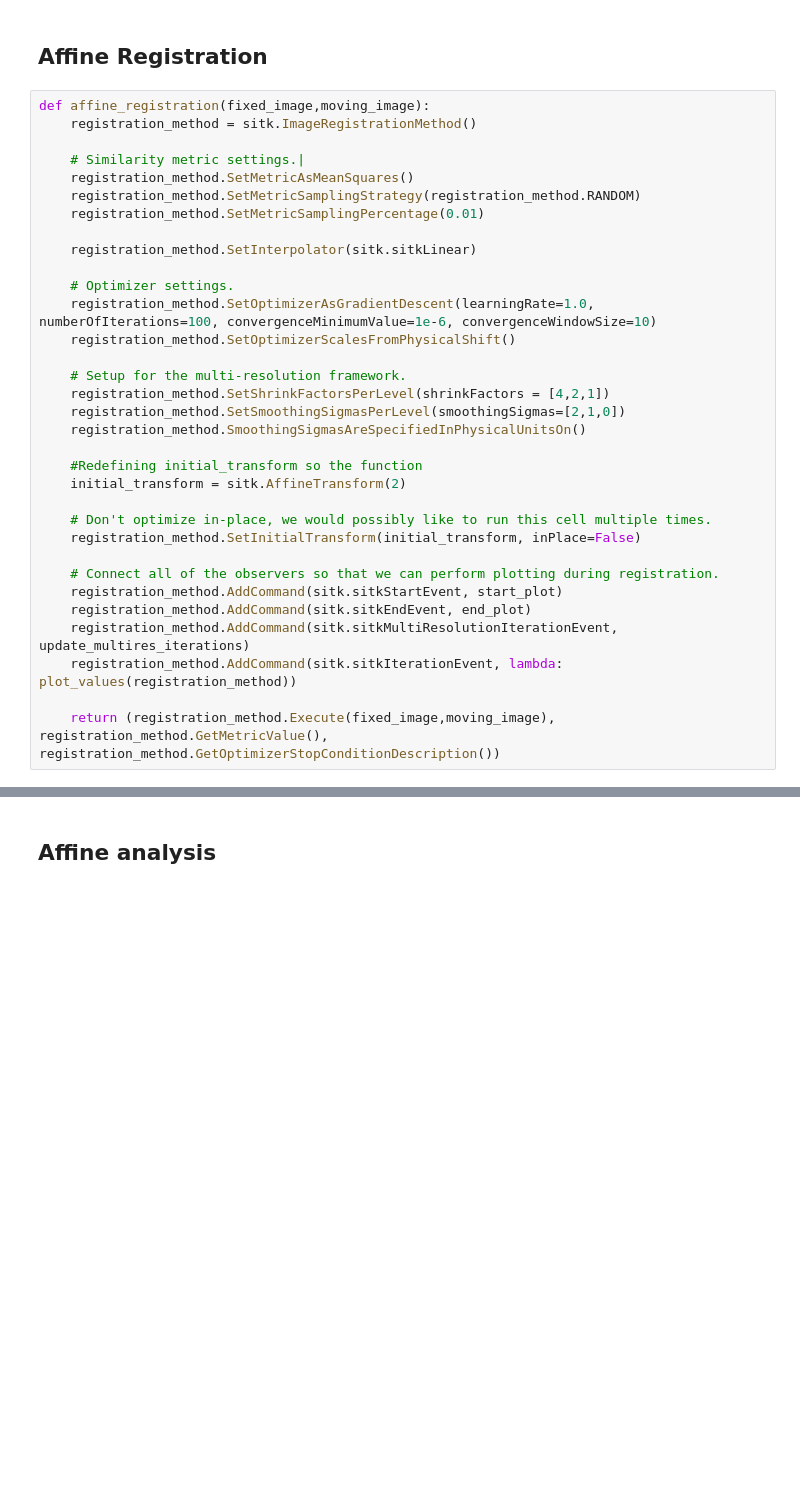
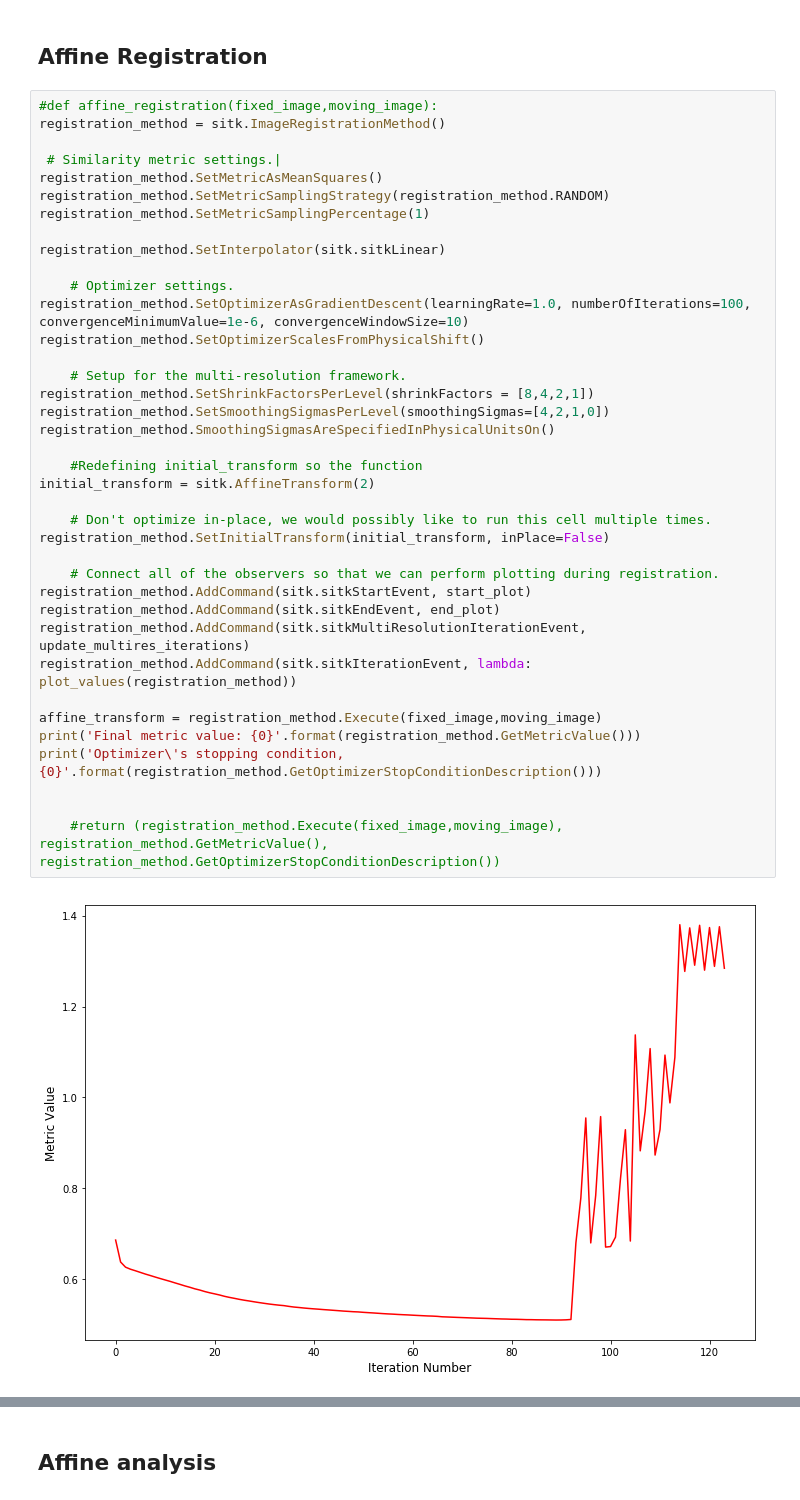
Before and after one commit to uw-loci/polarimetry, a Jupyter notebook: Polscope image processing.ipynb, the cells around one changed output, grey strips where cells are left out. Cells and saved outputs as stored; diff of their text form; blank space fills up the shorter version.

```diff
--- a/Polscope image processing.ipynb
+++ b/Polscope image processing.ipynb
@@ -130,35 +129,42 @@ A Jupyter Widget
 # %% [markdown]
 ## Affine Registration
 # %%
-def affine_registration(fixed_image,moving_image):
-    registration_method = sitk.ImageRegistrationMethod()
+#def affine_registration(fixed_image,moving_image):
+registration_method = sitk.ImageRegistrationMethod()
 
-    # Similarity metric settings.|
-    registration_method.SetMetricAsMeanSquares()
-    registration_method.SetMetricSamplingStrategy(registration_method.RANDOM)
-    registration_method.SetMetricSamplingPercentage(0.01)
+ # Similarity metric settings.|
+registration_method.SetMetricAsMeanSquares()
+registration_method.SetMetricSamplingStrategy(registration_method.RANDOM)
+registration_method.SetMetricSamplingPercentage(1)
 
-    registration_method.SetInterpolator(sitk.sitkLinear)
+registration_method.SetInterpolator(sitk.sitkLinear)
 
     # Optimizer settings.
-    registration_method.SetOptimizerAsGradientDescent(learningRate=1.0, numberOfIterations=100, convergenceMinimumValue=1e-6, convergenceWindowSize=10)
-    registration_method.SetOptimizerScalesFromPhysicalShift()
+registration_method.SetOptimizerAsGradientDescent(learningRate=1.0, numberOfIterations=100, convergenceMinimumValue=1e-6, convergenceWindowSize=10)
+registration_method.SetOptimizerScalesFromPhysicalShift()
 
     # Setup for the multi-resolution framework.
-    registration_method.SetShrinkFactorsPerLevel(shrinkFactors = [4,2,1])
-    registration_method.SetSmoothingSigmasPerLevel(smoothingSigmas=[2,1,0])
-    registration_method.SmoothingSigmasAreSpecifiedInPhysicalUnitsOn()
+registration_method.SetShrinkFactorsPerLevel(shrinkFactors = [8,4,2,1])
+registration_method.SetSmoothingSigmasPerLevel(smoothingSigmas=[4,2,1,0])
+registration_method.SmoothingSigmasAreSpecifiedInPhysicalUnitsOn()
 
     #Redefining initial_transform so the function
-    initial_transform = sitk.AffineTransform(2)
+initial_transform = sitk.AffineTransform(2)
 
     # Don't optimize in-place, we would possibly like to run this cell multiple times.
-    registration_method.SetInitialTransform(initial_transform, inPlace=False)
+registration_method.SetInitialTransform(initial_transform, inPlace=False)
 
     # Connect all of the observers so that we can perform plotting during registration.
-    registration_method.AddCommand(sitk.sitkStartEvent, start_plot)
-    registration_method.AddCommand(sitk.sitkEndEvent, end_plot)
-    registration_method.AddCommand(sitk.sitkMultiResolutionIterationEvent, update_multires_iterations)
-    registration_method.AddCommand(sitk.sitkIterationEvent, lambda: plot_values(registration_method))
+registration_method.AddCommand(sitk.sitkStartEvent, start_plot)
+registration_method.AddCommand(sitk.sitkEndEvent, end_plot)
+registration_method.AddCommand(sitk.sitkMultiResolutionIterationEvent, update_multires_iterations)
+registration_method.AddCommand(sitk.sitkIterationEvent, lambda: plot_values(registration_method))
 
-    return (registration_method.Execute(fixed_image,moving_image), registration_method.GetMetricValue(), registration_method.GetOptimizerStopConditionDescription())
+affine_transform = registration_method.Execute(fixed_image,moving_image)
+print('Final metric value: {0}'.format(registration_method.GetMetricValue()))
+print('Optimizer\'s stopping condition, {0}'.format(registration_method.GetOptimizerStopConditionDescription()))
+
+
+    #return (registration_method.Execute(fixed_image,moving_image), registration_method.GetMetricValue(), registration_method.GetOptimizerStopConditionDescription())
+# %% [output]
+[figure, added]
```
Also changed, not shown: parts of 9 cells of this notebook.
